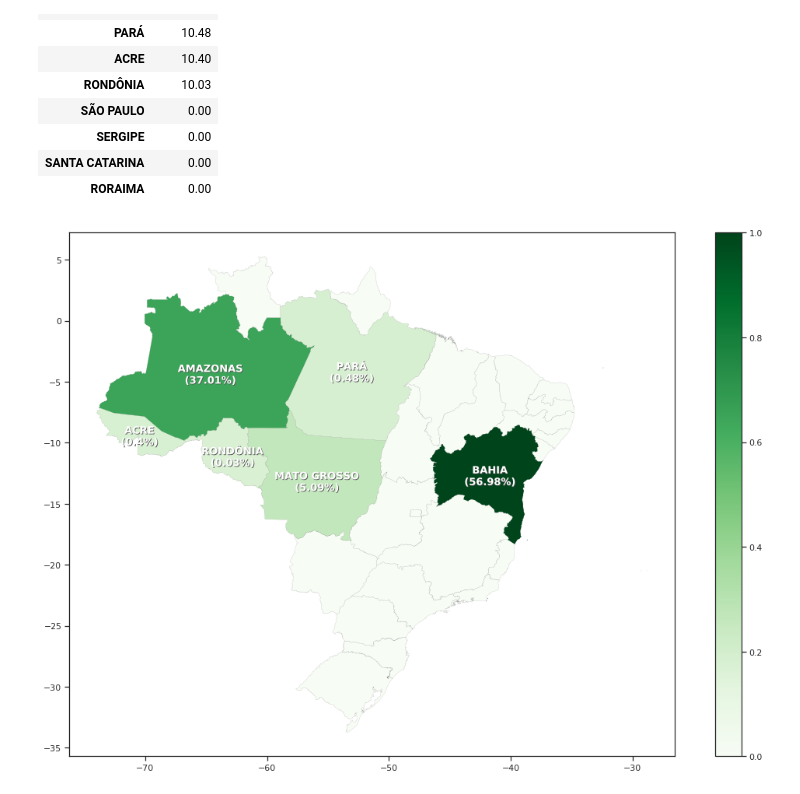
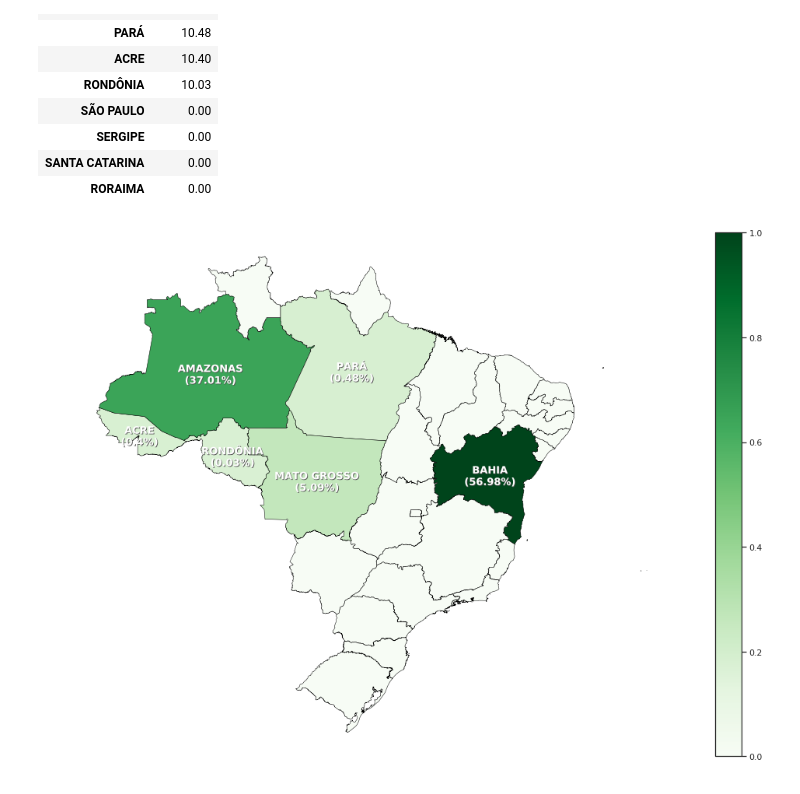
Before and after one commit to allexlima/analise_ibge_t6588, a Jupyter notebook: analise_ibge.ipynb, the cells around one changed output. Cells and saved outputs as stored; diff of their text form; code cells hidden in the pictures.

```diff
--- a/analise_ibge.ipynb
+++ b/analise_ibge.ipynb
@@ -132,28 +137,31 @@ df_make_up.head(10)
 # %%
 fig, ax = plt.subplots(1, figsize=(15, 10))
 
 merged = df_map.set_index('NM_ESTADO').join(df_make_up)
-merged.plot(column='toneladas', cmap='Greens', ax=ax, linewidth=0.1, edgecolor='.4')
+merged.plot(column='toneladas', cmap='Greens', ax=ax, linewidth=0.5, edgecolor='.0')
 
 # Configurações de cor
 sm = plt.cm.ScalarMappable(cmap='Greens', norm=plt.Normalize(vmin=0.0, vmax=1.0))
 sm._A = []
 cbar = fig.colorbar(sm)
-ax.set_facecolor('#FFFFFF')
+# ax.set_facecolor('#FAFAFA')
 
 # Labels
 
 for _, row in df_aux.iterrows():
     if row.toneladas > 0:
         plt.text(row.x, row.y-1, "{}\n({}%)".format(row.estado, row.toneladas),
                  fontsize=13, weight ='bold', color='white', horizontalalignment='center',
                  path_effects=[pe.withSimplePatchShadow(alpha=1, rho=.3, offset=(.8, -.8))])
 
 
 # ax.annotate('Fonte: IBGE (2019)',xy=(0.139, .12), xycoords='figure fraction',
 #             horizontalalignment='left', verticalalignment='top', fontsize=12, color='#555555')
 
+
+ax.axis('off')
+
 plt.tight_layout()
-plt.savefig("por_estado.png", dpi=150)
+plt.savefig("por_estado.png", dpi=150, transparent=True)
 # %% [output]
-[figure, old version]
+[figure, new version]
```
Also changed, not shown: parts of 1 cell of this notebook, 3 other files.
